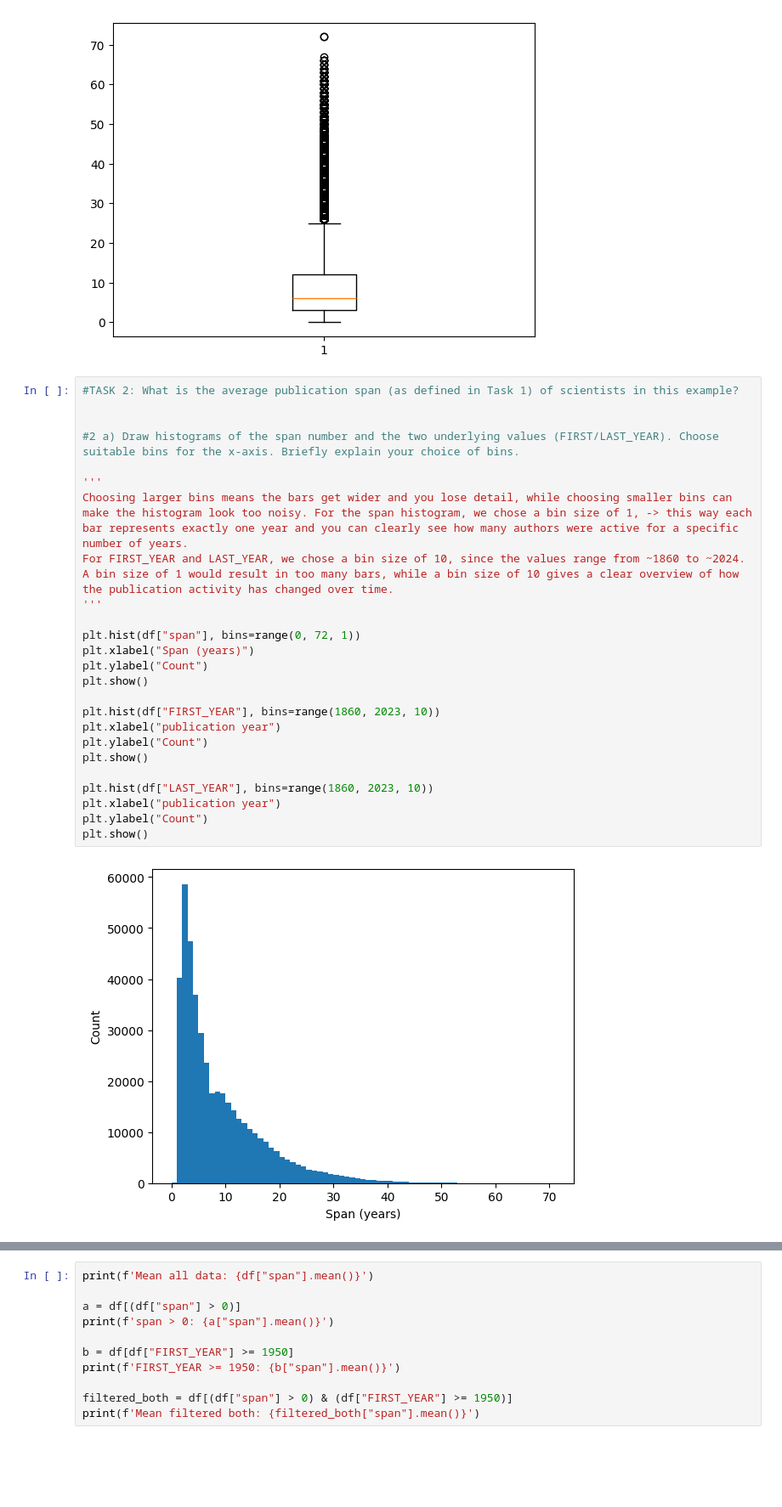
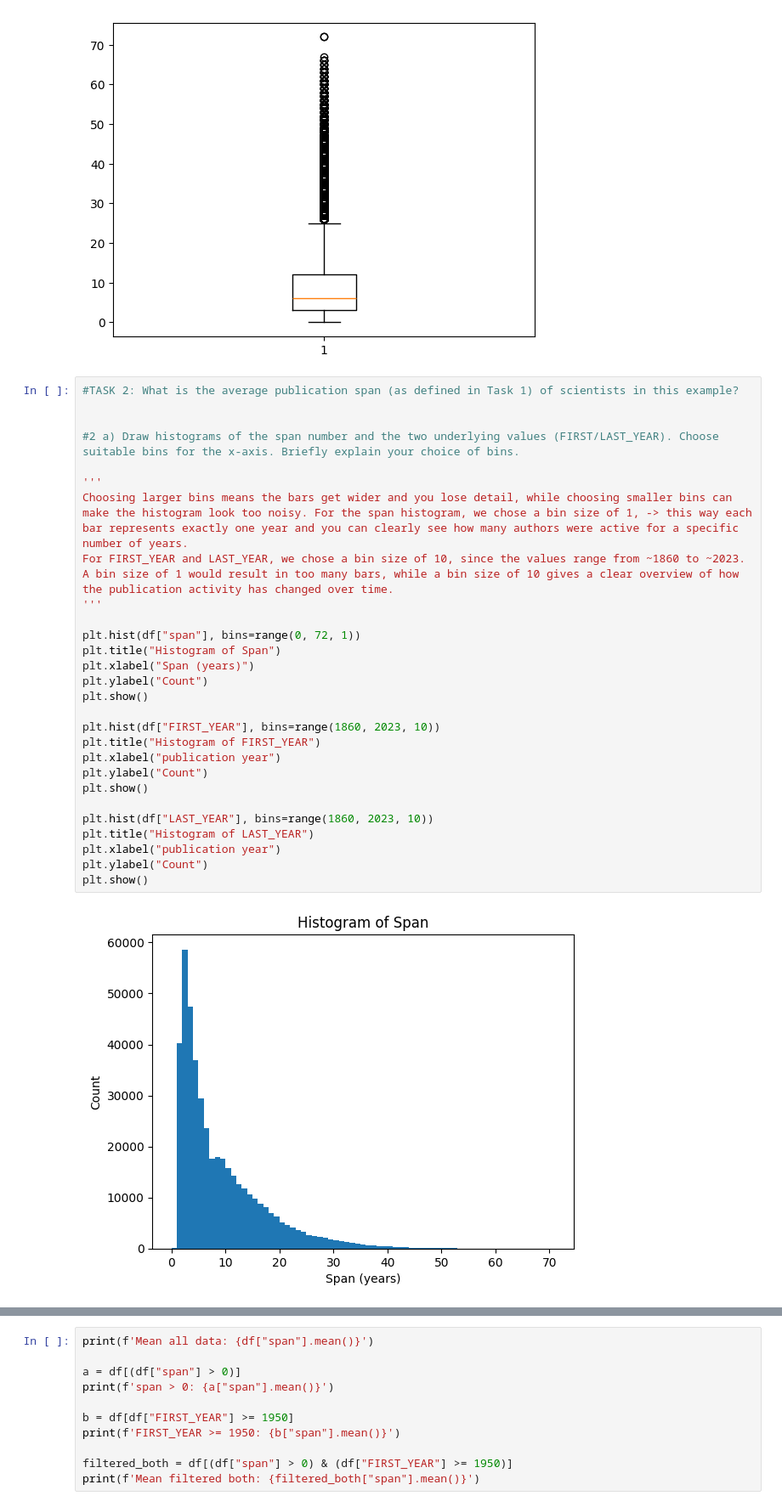
Before and after one commit to TonyMartinMikeTrinh/BDA, a Jupyter notebook: Assignment 1/task1_1.ipynb, the cells around one changed output, grey strips where cells are left out. Shown at 85% size. Drawn from its saved outputs; the diff is of its cells as text; blank space fills up the shorter version.

```diff
--- a/Assignment 1/task1_1.ipynb
+++ b/Assignment 1/task1_1.ipynb
@@ -57,27 +56,30 @@ plt.show()
 # %%
 #TASK 2: What is the average publication span (as defined in Task 1) of scientists in this example?
 
 
 #2 a) Draw histograms of the span number and the two underlying values (FIRST/LAST_YEAR). Choose suitable bins for the x-axis. Briefly explain your choice of bins.
 
 '''
 Choosing larger bins means the bars get wider and you lose detail, while choosing smaller bins can make the histogram look too noisy. For the span histogram, we chose a bin size of 1, -> this way each bar represents exactly one year and you can clearly see how many authors were active for a specific number of years.
-For FIRST_YEAR and LAST_YEAR, we chose a bin size of 10, since the values range from ~1860 to ~2024. A bin size of 1 would result in too many bars, while a bin size of 10 gives a clear overview of how the publication activity has changed over time.
+For FIRST_YEAR and LAST_YEAR, we chose a bin size of 10, since the values range from ~1860 to ~2023. A bin size of 1 would result in too many bars, while a bin size of 10 gives a clear overview of how the publication activity has changed over time.
 '''
 
 plt.hist(df["span"], bins=range(0, 72, 1))
+plt.title("Histogram of Span")
 plt.xlabel("Span (years)")
 plt.ylabel("Count")
 plt.show()
 
 plt.hist(df["FIRST_YEAR"], bins=range(1860, 2023, 10))
+plt.title("Histogram of FIRST_YEAR")
 plt.xlabel("publication year")
 plt.ylabel("Count")
 plt.show()
 
 plt.hist(df["LAST_YEAR"], bins=range(1860, 2023, 10))
+plt.title("Histogram of LAST_YEAR")
 plt.xlabel("publication year")
 plt.ylabel("Count")
 plt.show()
 # %% [output]
-[figure, old version]
+[figure, new version]
```
Also changed, not shown: parts of 5 cells of this notebook.
